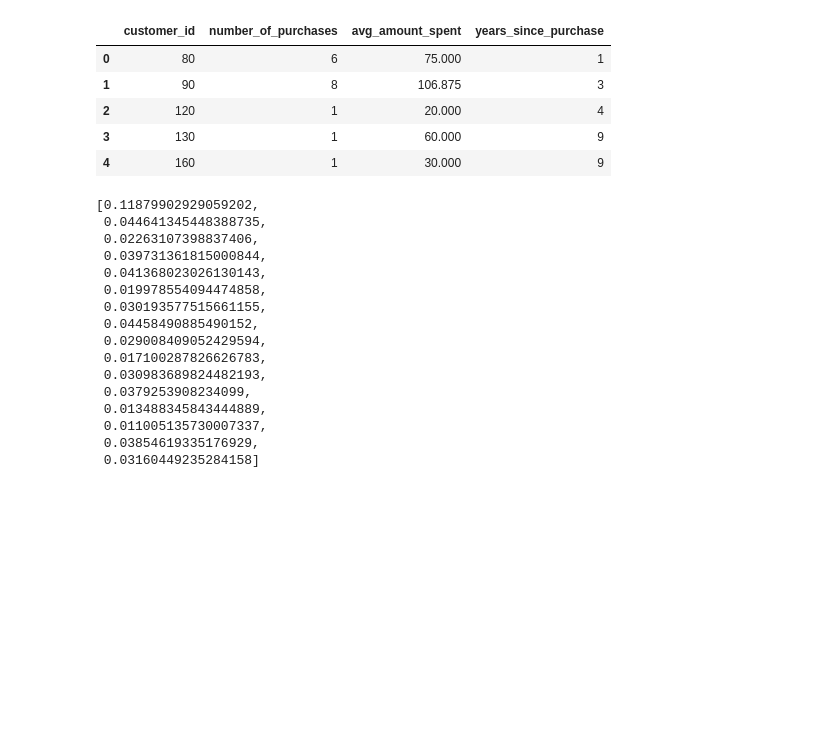
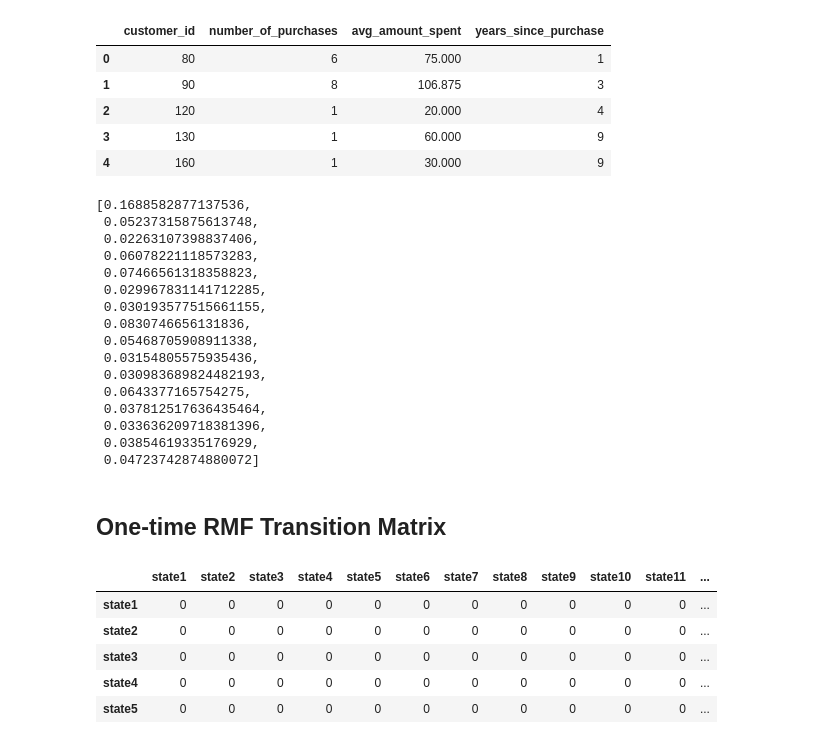
Before and after one commit to jonhilgart22/Galvanize-Data-Leadership, a Jupyter notebook: week5-MCM-CLV/Team-8-Markov-Chains_v2.ipynb, the cells around one changed output. Saved outputs shown, nothing was run; the diff lists cells and outputs as text; code cells hidden in the pictures; blank space fills up the shorter version.

Commit message:
more work on rmf transition matrix

```diff
--- a/week5-MCM-CLV/Team-8-Markov-Chains_v2.ipynb
+++ b/week5-MCM-CLV/Team-8-Markov-Chains_v2.ipynb
@@ -608,22 +612,22 @@ RMF_df.head()
 # %%
 RMF_segments_df = pd.DataFrame(columns=['creme', 'high', 'medium', 'low'])
 # %%
-rmf_state_1 = RMF_df[(RMF_df.years_since_purchase<2) & (RMF_df.number_of_purchases>2) & (RMF_df.avg_amount_spent>30)]['customer_id'].count()
-rmf_state_2 = RMF_df[(RMF_df.years_since_purchase<2) & (RMF_df.number_of_purchases>2) & (RMF_df.avg_amount_spent<30)]['customer_id'].count()
+rmf_state_1 = RMF_df[(RMF_df.years_since_purchase<2) & (RMF_df.number_of_purchases>=2) & (RMF_df.avg_amount_spent>=30)]['customer_id'].count()
+rmf_state_2 = RMF_df[(RMF_df.years_since_purchase<2) & (RMF_df.number_of_purchases>=2) & (RMF_df.avg_amount_spent<30)]['customer_id'].count()
 rmf_state_3 = RMF_df[(RMF_df.years_since_purchase<2) & (RMF_df.number_of_purchases<2) & (RMF_df.avg_amount_spent<30)]['customer_id'].count()
-rmf_state_4 = RMF_df[(RMF_df.years_since_purchase<2) & (RMF_df.number_of_purchases<2) & (RMF_df.avg_amount_spent>30)]['customer_id'].count()
-rmf_state_5 = RMF_df[(RMF_df.years_since_purchase.isin(range(2,4))) & (RMF_df.number_of_purchases>2) & (RMF_df.avg_amount_spent>30)]['customer_id'].count()
-rmf_state_6 = RMF_df[(RMF_df.years_since_purchase.isin(range(2,4))) & (RMF_df.number_of_purchases>2) & (RMF_df.avg_amount_spent<30)]['customer_id'].count()
+rmf_state_4 = RMF_df[(RMF_df.years_since_purchase<2) & (RMF_df.number_of_purchases<2) & (RMF_df.avg_amount_spent>=30)]['customer_id'].count()
+rmf_state_5 = RMF_df[(RMF_df.years_since_purchase.isin(range(2,4))) & (RMF_df.number_of_purchases>=2) & (RMF_df.avg_amount_spent>=30)]['customer_id'].count()
+rmf_state_6 = RMF_df[(RMF_df.years_since_purchase.isin(range(2,4))) & (RMF_df.number_of_purchases>=2) & (RMF_df.avg_amount_spent<30)]['customer_id'].count()
 rmf_state_7 = RMF_df[(RMF_df.years_since_purchase.isin(range(2,4))) & (RMF_df.number_of_purchases<2) & (RMF_df.avg_amount_spent<30)]['customer_id'].count()
-rmf_state_8 = RMF_df[(RMF_df.years_since_purchase.isin(range(2,4))) & (RMF_df.number_of_purchases<2) & (RMF_df.avg_amount_spent>30)]['customer_id'].count()
-rmf_state_9 = RMF_df[(RMF_df.years_since_purchase.isin(range(4,6))) & (RMF_df.number_of_purchases>2) & (RMF_df.avg_amount_spent>30)]['customer_id'].count()
-rmf_state_10 = RMF_df[(RMF_df.years_since_purchase.isin(range(4,6))) & (RMF_df.number_of_purchases>2) & (RMF_df.avg_amount_spent<30)]['customer_id'].count()
+rmf_state_8 = RMF_df[(RMF_df.years_since_purchase.isin(range(2,4))) & (RMF_df.number_of_purchases<2) & (RMF_df.avg_amount_spent>=30)]['customer_id'].count()
+rmf_state_9 = RMF_df[(RMF_df.years_since_purchase.isin(range(4,6))) & (RMF_df.number_of_purchases>=2) & (RMF_df.avg_amount_spent>=30)]['customer_id'].count()
+rmf_state_10 = RMF_df[(RMF_df.years_since_purchase.isin(range(4,6))) & (RMF_df.number_of_purchases>=2) & (RMF_df.avg_amount_spent<30)]['customer_id'].count()
 rmf_state_11 = RMF_df[(RMF_df.years_since_purchase.isin(range(4,6))) & (RMF_df.number_of_purchases<2) & (RMF_df.avg_amount_spent<30)]['customer_id'].count()
-rmf_state_12 = RMF_df[(RMF_df.years_since_purchase.isin(range(4,6))) & (RMF_df.number_of_purchases<2) & (RMF_df.avg_amount_spent>30)]['customer_id'].count()
-rmf_state_13 = RMF_df[(RMF_df.years_since_purchase.isin(range(6,8))) & (RMF_df.number_of_purchases>2) & (RMF_df.avg_amount_spent>30)]['customer_id'].count()
-rmf_state_14 = RMF_df[(RMF_df.years_since_purchase.isin(range(6,8))) & (RMF_df.number_of_purchases>2) & (RMF_df.avg_amount_spent<30)]['customer_id'].count()
+rmf_state_12 = RMF_df[(RMF_df.years_since_purchase.isin(range(4,6))) & (RMF_df.number_of_purchases<2) & (RMF_df.avg_amount_spent>=30)]['customer_id'].count()
+rmf_state_13 = RMF_df[(RMF_df.years_since_purchase.isin(range(6,8))) & (RMF_df.number_of_purchases>=2) & (RMF_df.avg_amount_spent>=30)]['customer_id'].count()
+rmf_state_14 = RMF_df[(RMF_df.years_since_purchase.isin(range(6,8))) & (RMF_df.number_of_purchases>=2) & (RMF_df.avg_amount_spent<30)]['customer_id'].count()
 rmf_state_15 = RMF_df[(RMF_df.years_since_purchase.isin(range(6,8))) & (RMF_df.number_of_purchases<2) & (RMF_df.avg_amount_spent<30)]['customer_id'].count()
-rmf_state_16 = RMF_df[(RMF_df.years_since_purchase.isin(range(6,8))) & (RMF_df.number_of_purchases<2) & (RMF_df.avg_amount_spent>30)]['customer_id'].count()
+rmf_state_16 = RMF_df[(RMF_df.years_since_purchase.isin(range(6,8))) & (RMF_df.number_of_purchases<2) & (RMF_df.avg_amount_spent>=30)]['customer_id'].count()
 # %%
 rmf_probs = [float(rmf_state_1*1.0 / total_customers),
               float(rmf_state_2*1.0 / total_customers),
@@ -643,19 +647,34 @@ rmf_probs = [float(rmf_state_1*1.0 / total_customers),
               float(rmf_state_16*1.0 / total_customers)]
 rmf_probs
 # %% [output]
-[0.11879902929059202,
- 0.044641345448388735,
+[0.1688582877137536,
+ 0.05237315875613748,
  0.02263107398837406,
- 0.039731361815000844,
- 0.041368023026130143,
- 0.019978554094474858,
+ 0.06078221118573283,
+ 0.07466561318358823,
+ 0.029967831141712285,
  0.030193577515661155,
- 0.04458490885490152,
- 0.029008409052429594,
- 0.017100287826626783,
+ 0.0830746656131836,
+ 0.05468705908911338,
+ 0.03154805575935436,
  0.030983689824482193,
- 0.0379253908234099,
- 0.013488345843444889,
- 0.011005135730007337,
+ 0.0643377165754275,
+ 0.037812517636435464,
+ 0.033636209718381396,
  0.03854619335176929,
- 0.03160449235284158]
+ 0.04723742874880072]
+# %% [markdown]
+## One-time RMF Transition Matrix
+# %%
+transRMFrows = ['state{}'.format(i) for i in range(1, len(rmf_probs))]
+# transRMFcols = ['high_spenders', 'budget_buyers', 'inactive']
+# %%
+trans_RMF_df = pd.DataFrame(0, columns=transRMFrows, index=transRMFrows)
+trans_RMF_df.head()
+# %% [output]
+|  | state1 | state2 | state3 | state4 | state5 | state6 | state7 | state8 | state9 | state10 | state11 | ... |
+| state1 | 0 | 0 | 0 | 0 | 0 | 0 | 0 | 0 | 0 | 0 | 0 | ... |
+| state2 | 0 | 0 | 0 | 0 | 0 | 0 | 0 | 0 | 0 | 0 | 0 | ... |
+| state3 | 0 | 0 | 0 | 0 | 0 | 0 | 0 | 0 | 0 | 0 | 0 | ... |
+| state4 | 0 | 0 | 0 | 0 | 0 | 0 | 0 | 0 | 0 | 0 | 0 | ... |
+| state5 | 0 | 0 | 0 | 0 | 0 | 0 | 0 | 0 | 0 | 0 | 0 | ... |
```
Also changed, not shown: parts of 4 cells of this notebook.
